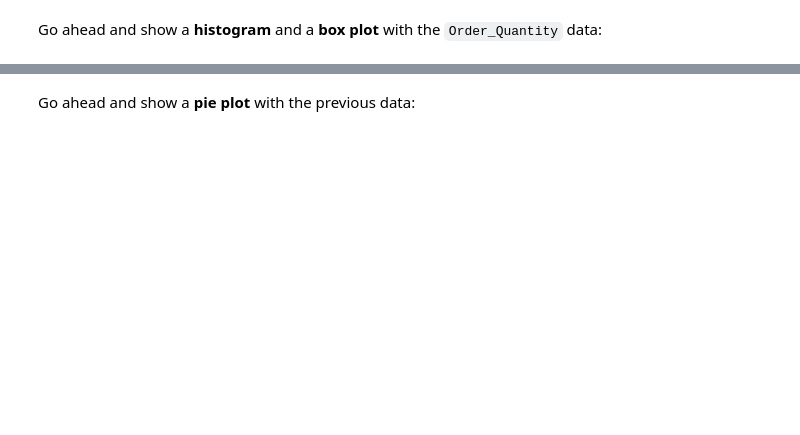
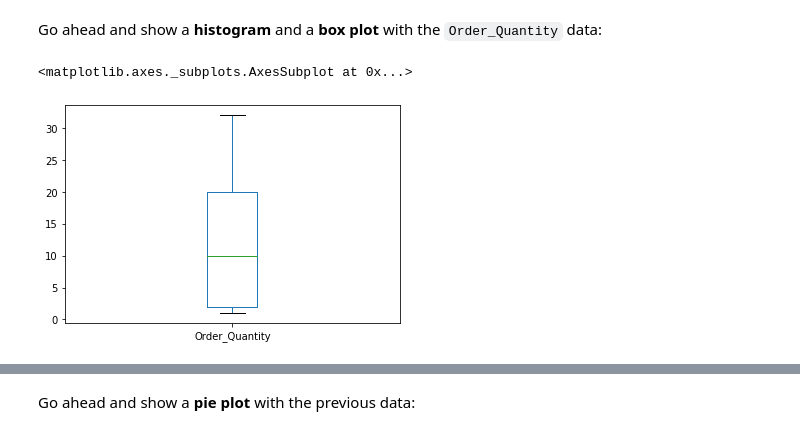
Before and after one commit to Petro1010/python, a Jupyter notebook: DataAnalysis/Example/Exercises_1.ipynb, the cells around one changed output, grey strips where cells are left out. Cells and saved outputs as stored; diff of their text form; code cells hidden in the pictures; blank space fills up the shorter version.

```diff
--- a/DataAnalysis/Example/Exercises_1.ipynb
+++ b/DataAnalysis/Example/Exercises_1.ipynb
@@ -63 +65,6 @@ Go ahead and show a <b>histogram</b> and a <b>box plot</b> with the `Order_Quant
+# %%
+sales["Order_Quantity"].plot(kind="box")
+# %% [output]
+<matplotlib.axes._subplots.AxesSubplot at 0x...>
+[figure, added]
 # %%
```
Also changed, not shown: parts of 84 cells of this notebook, 3 other files.
